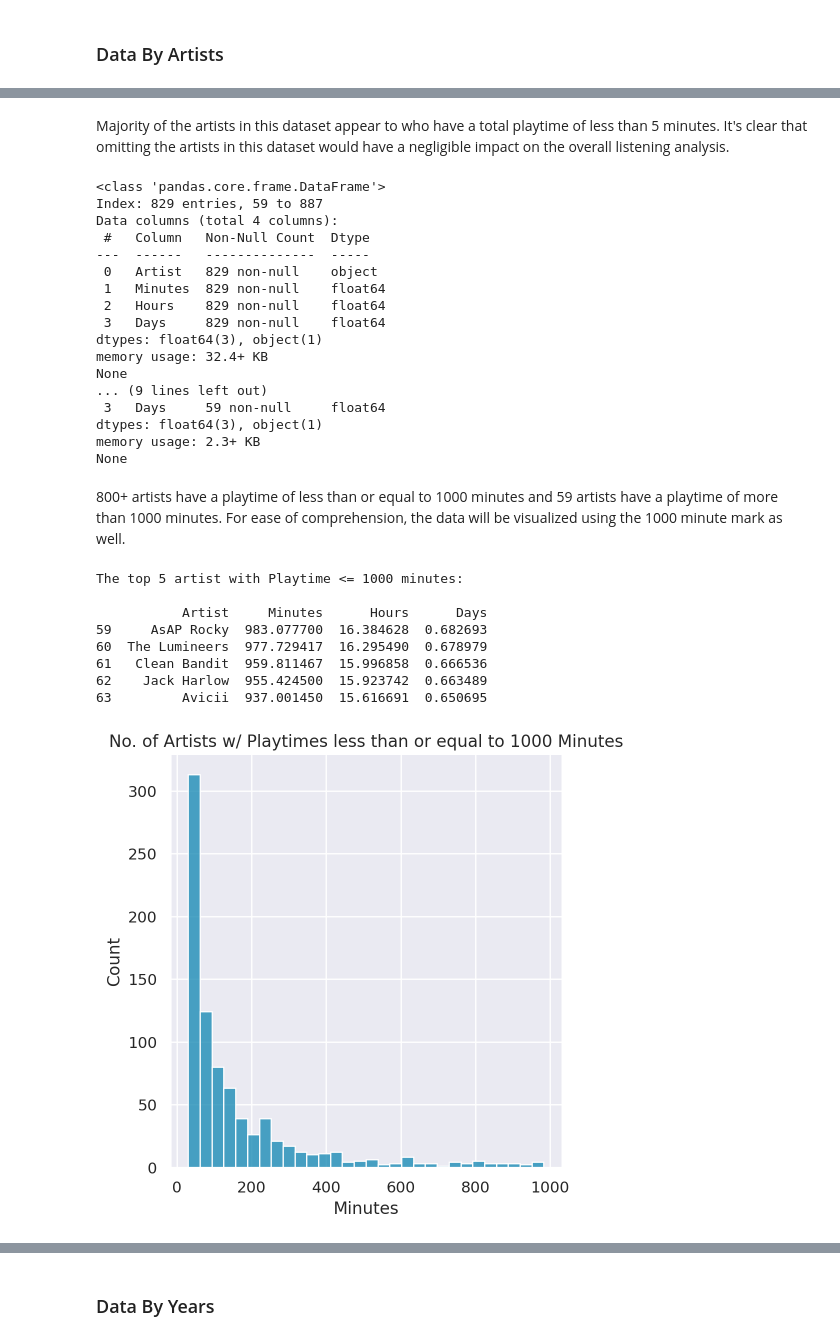
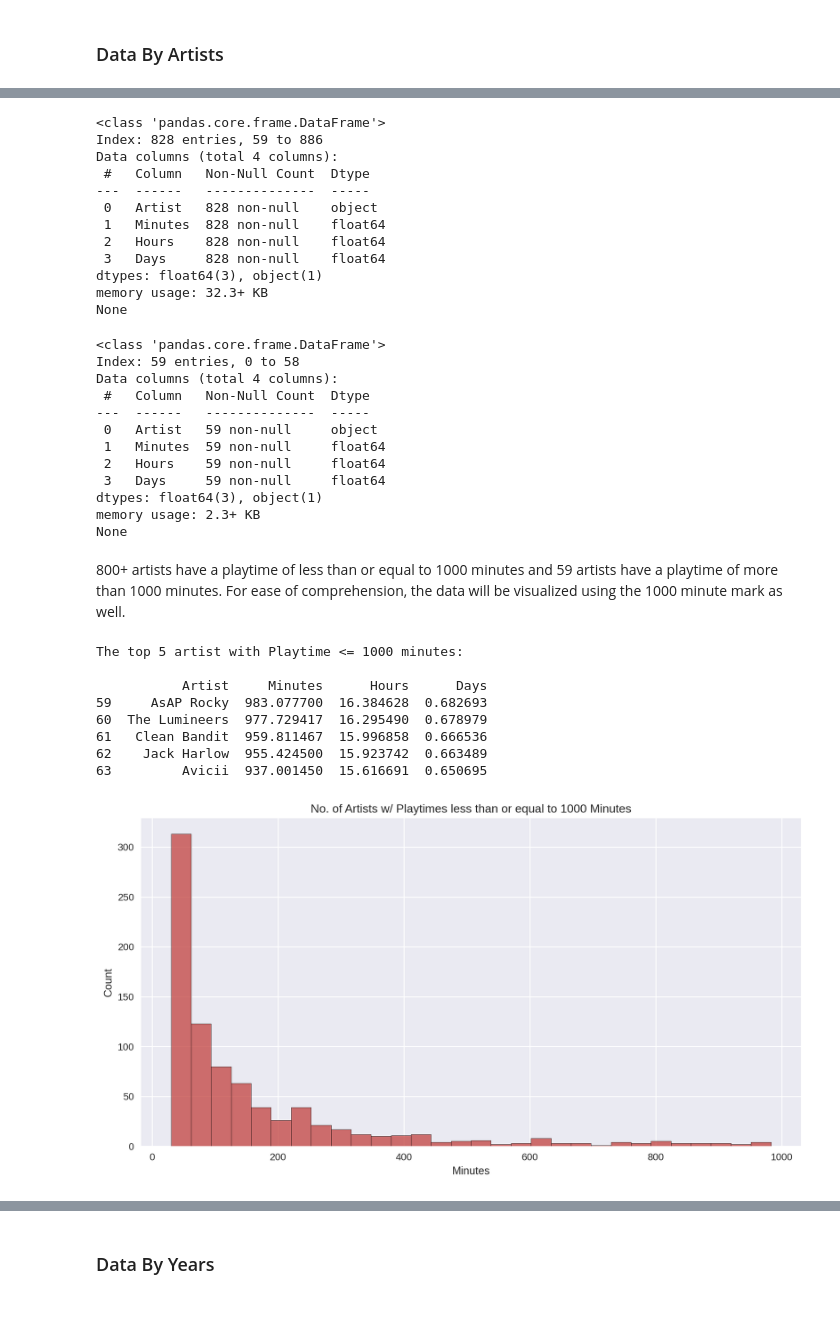
Before and after one commit to OP-9/Spotify_Personal_Stats_Visualization, a Jupyter notebook: Spotify_personal_stats_visualization copy.ipynb, the cells around one changed output, grey strips where cells are left out. Cells and saved outputs as stored; diff of their text form; code cells hidden in the pictures; blank space fills up the shorter version.

```diff
--- a/Spotify_personal_stats_visualization copy.ipynb
+++ b/Spotify_personal_stats_visualization copy.ipynb
@@ -444,6 +481,0 @@ memory usage: 1.3+ MB
-# %%
-num_of_unique_songs = num_of_unique_songs.merge(minutes_played_per_song,
-                                                left_on="spotify_track_uri", right_on="spotify_track_uri")
-
-#Adding the playtime of each track (Minutes_Played) to num_of_unique_songs df
-num_of_unique_songs.sort_values(by="Minutes_Played", ascending=False, inplace=True)
@@ -480,0 +516,15 @@ The top twenty artists in the dataset have a median of 4228 minutes
+# %%
+#Plotting the distribution of artists with a playtime less than 30 minutes
+
+print("The top 5 artists with Playtime < 30 minutes:")
+print()
+print(artist_tracker[artist_tracker["Minutes"] < 30][0:5])
+print()
+
+plt.style.use('seaborn-v0_8')
+
+fig, ax = plt.subplots(1, 1, figsize=(12,6))
+
+sns.histplot(artist_tracker[artist_tracker["Minutes"] < 30], x='Minutes', color='#C95654', ax=ax)
+plt.title(f"No. of Artists w/ Listening Times less than {30} Minutes")
+plt.show()
@@ -676,18 +749,4 @@ def top5_month(month, year):
 # %% [markdown]
 ## Data Visualization
-# %%
-sns.set_theme()
 # %% [markdown]
 ### Data By Artists
-# %%
-#Plotting the distribution of artists with a playtime less than 30 minutes
-
-print("The top 5 artists with Playtime < 30 minutes:")
-print()
-print(artist_tracker_removed[0:5])
-print()
-
-sns.displot(artist_tracker_removed, x='Minutes', color='#0f86b2')
-plt.title(f"No. of Artists w/ Listening Times less than {30} Minutes")
-sns.set_style('darkgrid')
-plt.show()
@@ -704,50 +753,57 @@ The top 5 artists with Playtime < 30 minutes:
-# %% [markdown]
-Majority of the artists in this dataset appear to who have a total playtime of less than 5 minutes. It's clear that omitting the artists in this dataset would have a negligible impact on the overall listening analysis.
 # %%
 print(artist_tracker[artist_tracker['Minutes'] <= 1000].info())
-print('-x--x--x--x--x--x-')
-print(artist_tracker[artist_tracker['Minutes'] > 1000].info())
 # %% [output]
 <class 'pandas.core.frame.DataFrame'>
-Index: 829 entries, 59 to 887
+Index: 828 entries, 59 to 886
 Data columns (total 4 columns):
  #   Column   Non-Null Count  Dtype
 ---  ------   --------------  -----
- 0   Artist   829 non-null    object
- 1   Minutes  829 non-null    float64
- 2   Hours    829 non-null    float64
- 3   Days     829 non-null    float64
+ 0   Artist   828 non-null    object
+ 1   Minutes  828 non-null    float64
+ 2   Hours    828 non-null    float64
+ 3   Days     828 non-null    float64
 dtypes: float64(3), object(1)
-memory usage: 32.4+ KB
+memory usage: 32.3+ KB
 None
-... (9 lines left out)
- 3   Days     59 non-null     float64
-dtypes: float64(3), object(1)
-memory usage: 2.3+ KB
-None
+# %%
+print(artist_tracker[artist_tracker['Minutes'] > 1000].info())
+# %% [output]
+<class 'pandas.core.frame.DataFrame'>
+Index: 59 entries, 0 to 58
+Data columns (total 4 columns):
+ #   Column   Non-Null Count  Dtype
+---  ------   --------------  -----
+ 0   Artist   59 non-null     object
+ 1   Minutes  59 non-null     float64
+ 2   Hours    59 non-null     float64
+ 3   Days     59 non-null     float64
+dtypes: float64(3), object(1)
+memory usage: 2.3+ KB
+None
 # %% [markdown]
 800+ artists have a playtime of less than or equal to 1000 minutes and 59 artists have a playtime of more than 1000 minutes. For ease of comprehension, the data will be visualized using the 1000 minute mark as well.
 # %%
 #Plotting the number of artists with a playtime less than or equal to a 1000 minutes
 print("The top 5 artist with Playtime <= 1000 minutes:")
 print()
 print(artist_tracker[artist_tracker["Minutes"] <= 1000][0:5])
 print()
 
-sns.displot(artist_tracker[artist_tracker["Minutes"] <= 1000 ], x='Minutes', color='#0f86b2')
-sns.set_theme(style="darkgrid")
+fig, ax = plt.subplots(1, 1, figsize=(12,6))
+
+sns.histplot(artist_tracker[artist_tracker["Minutes"] <= 1000 ], x='Minutes', color='#C3423F', ax=ax)
 plt.title(f"No. of Artists w/ Playtimes less than or equal to {1000} Minutes")
 plt.show()
 # %% [output]
 The top 5 artist with Playtime <= 1000 minutes:
 
            Artist     Minutes      Hours      Days
 59     AsAP Rocky  983.077700  16.384628  0.682693
 60  The Lumineers  977.729417  16.295490  0.678979
 61   Clean Bandit  959.811467  15.996858  0.666536
 62    Jack Harlow  955.424500  15.923742  0.663489
 63         Avicii  937.001450  15.616691  0.650695
-[figure, old version]
+[figure, new version]
 # %%
 #Plotting the number of artists with a playtime greater than 1000 minutes
 print("The top 5 artist with Playtime > 1000 minutes:")
```
Also changed, not shown: parts of 134 cells of this notebook.
